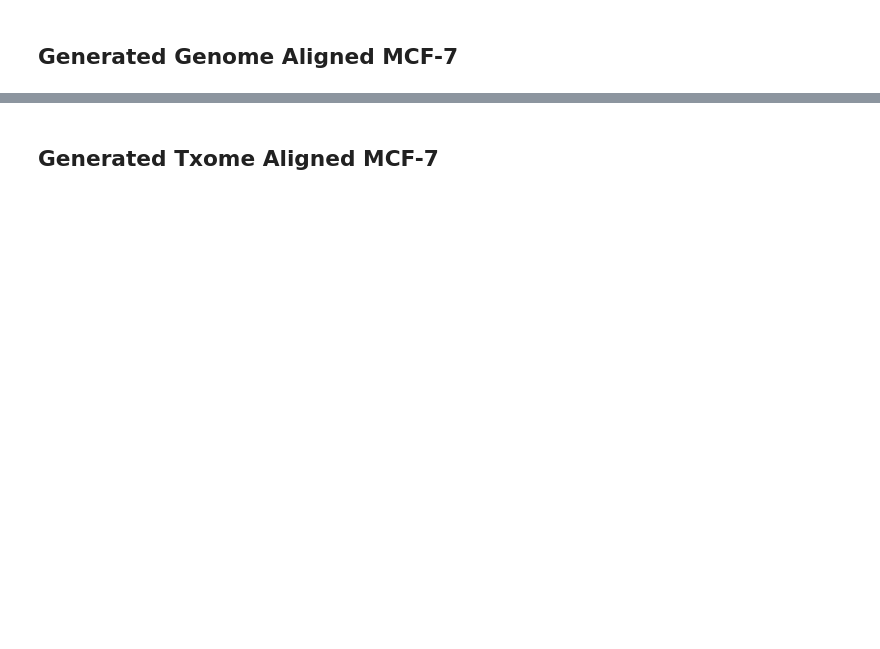
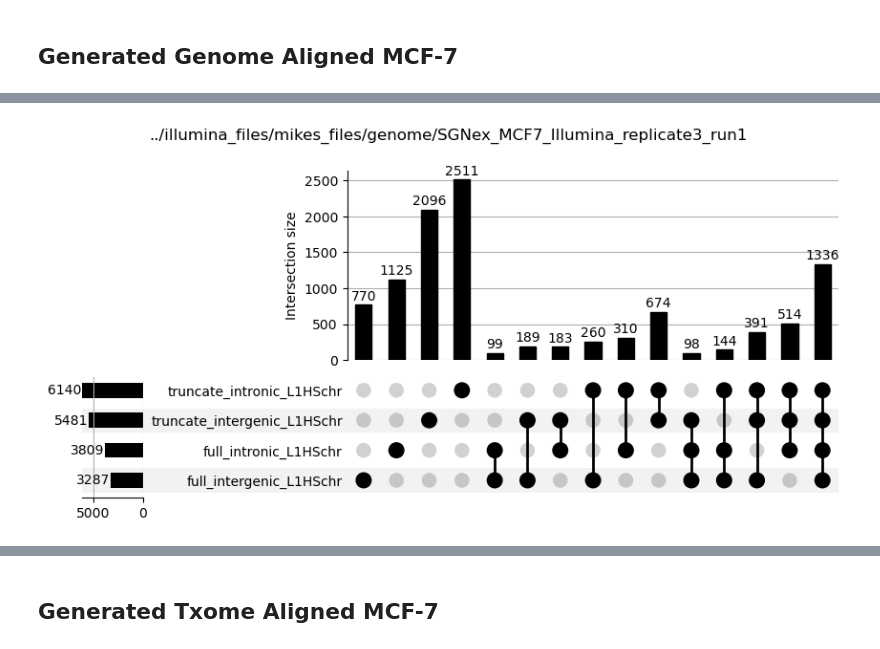
Before and after one commit to gage-lab/bulk_te_bench, a Jupyter notebook: analysis/upset/20240422_short_reads.ipynb, the cells around one changed output, grey strips where cells are left out. Saved outputs shown, nothing was run; the diff lists cells and outputs as text; code cells hidden in the pictures; blank space fills up the shorter version.

```diff
--- a/analysis/upset/20240422_short_reads.ipynb
+++ b/analysis/upset/20240422_short_reads.ipynb
@@ -41,0 +150,4 @@ make_a_plot(path, categories=[cat + "_L1HS" for cat in regions], illumina=True)
+# %%
+make_a_plot(path, categories=[cat + "_L1HSchr" for cat in regions], illumina=False)
+# %% [output]
+[figure, added]
```
Also changed, not shown: parts of 15 cells of this notebook, 4 other files.
